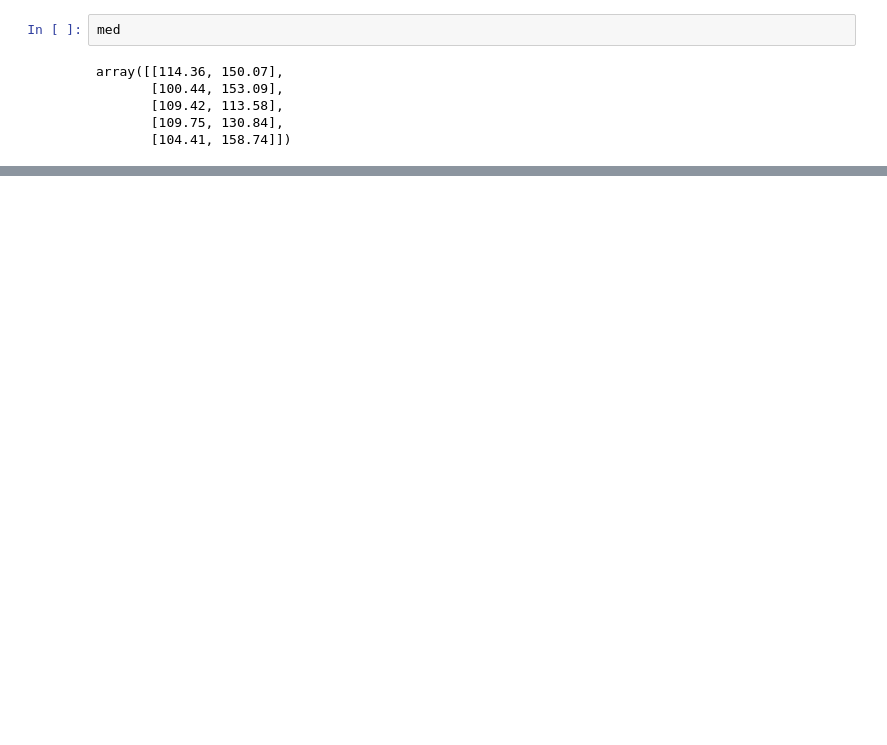
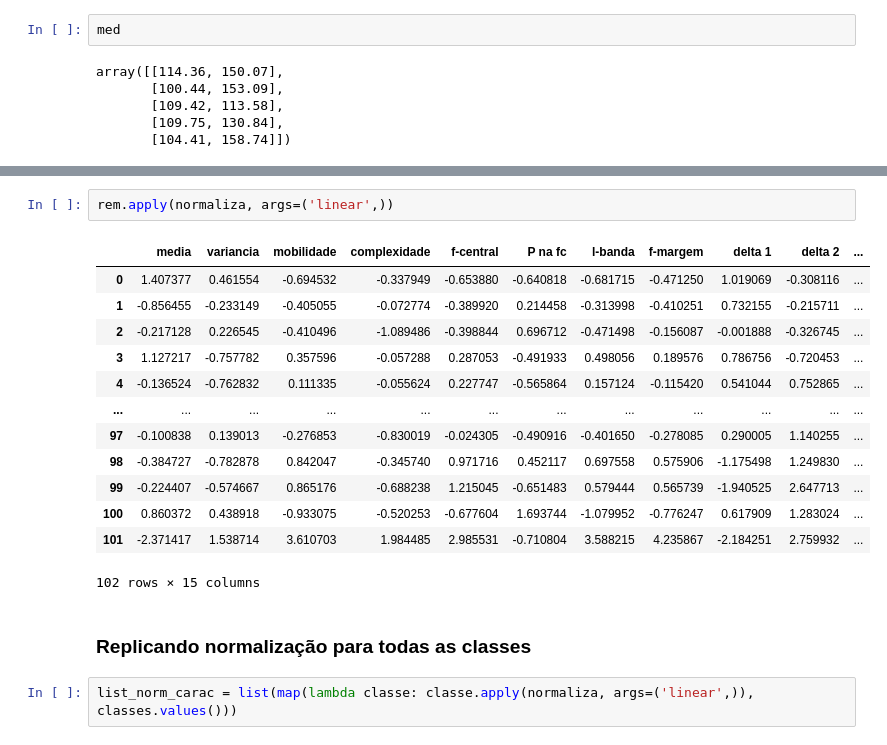
Before and after one commit to caiomorozini/engenharia_medica, a Jupyter notebook: src/pratica_3.ipynb, the cells around one changed output, grey strips where cells are left out. Saved outputs shown, nothing was run; the diff lists cells and outputs as text; blank space fills up the shorter version.

```diff
--- a/src/pratica_3.ipynb
+++ b/src/pratica_3.ipynb
@@ -208,0 +182,20 @@ Text(0, 0.5, 'Obliquidade Normalizada')
+# %%
+rem.apply(normaliza, args=('linear',))
+# %% [output]
+|  | media | variancia | mobilidade | complexidade | f-central | P na fc | l-banda | f-margem | delta 1 | delta 2 | ... |
+| 0 | 1.407377 | 0.461554 | -0.694532 | -0.337949 | -0.653880 | -0.640818 | -0.681715 | -0.471250 | 1.019069 | -0.308116 | ... |
+| 1 | -0.856455 | -0.233149 | -0.405055 | -0.072774 | -0.389920 | 0.214458 | -0.313998 | -0.410251 | 0.732155 | -0.215711 | ... |
+| 2 | -0.217128 | 0.226545 | -0.410496 | -1.089486 | -0.398844 | 0.696712 | -0.471498 | -0.156087 | -0.001888 | -0.326745 | ... |
+| 3 | 1.127217 | -0.757782 | 0.357596 | -0.057288 | 0.287053 | -0.491933 | 0.498056 | 0.189576 | 0.786756 | -0.720453 | ... |
+| 4 | -0.136524 | -0.762832 | 0.111335 | -0.055624 | 0.227747 | -0.565864 | 0.157124 | -0.115420 | 0.541044 | 0.752865 | ... |
+| ... | ... | ... | ... | ... | ... | ... | ... | ... | ... | ... | ... |
+| 97 | -0.100838 | 0.139013 | -0.276853 | -0.830019 | -0.024305 | -0.490916 | -0.401650 | -0.278085 | 0.290005 | 1.140255 | ... |
+| 98 | -0.384727 | -0.782878 | 0.842047 | -0.345740 | 0.971716 | 0.452117 | 0.697558 | 0.575906 | -1.175498 | 1.249830 | ... |
+| 99 | -0.224407 | -0.574667 | 0.865176 | -0.688238 | 1.215045 | -0.651483 | 0.579444 | 0.565739 | -1.940525 | 2.647713 | ... |
+| 100 | 0.860372 | 0.438918 | -0.933075 | -0.520253 | -0.677604 | 1.693744 | -1.079952 | -0.776247 | 0.617909 | 1.283024 | ... |
+| 101 | -2.371417 | 1.538714 | 3.610703 | 1.984485 | 2.985531 | -0.710804 | 3.588215 | 4.235867 | -2.184251 | 2.759932 | ... |
+102 rows × 15 columns
+# %% [markdown]
+### Replicando normalização para todas as classes
+# %%
+list_norm_carac = list(map(lambda classe: classe.apply(normaliza, args=('linear',)), classes.values()))
```
Also changed, not shown: parts of 62 cells of this notebook, 2 other files.
